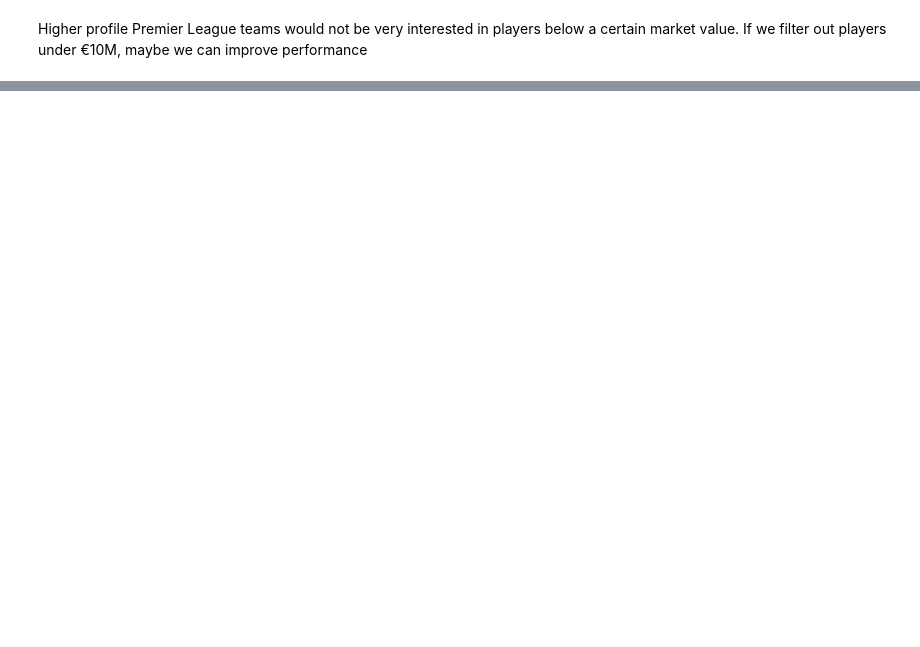
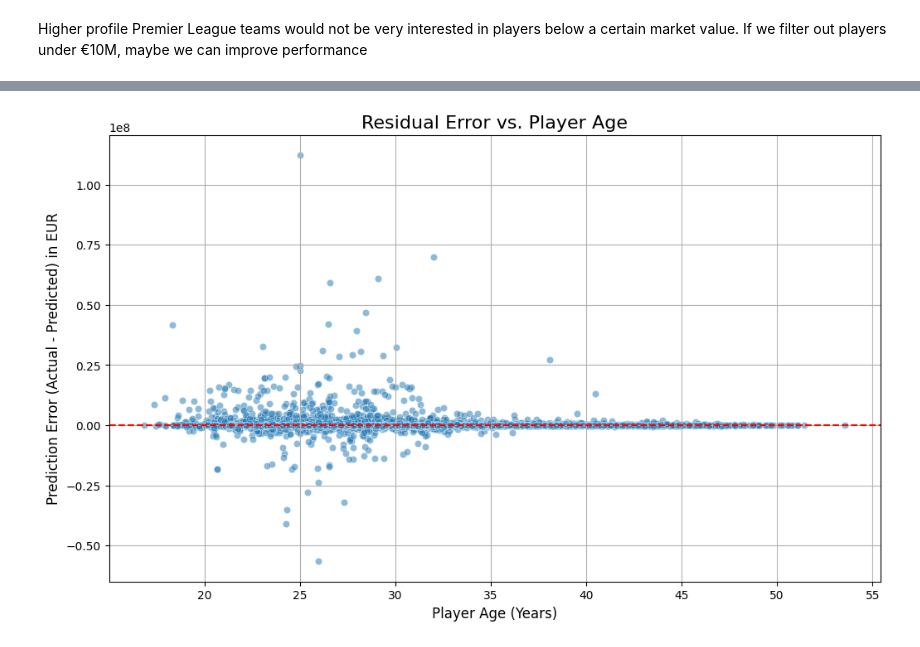
Before and after one commit to samdjol/DS-Capstone-2, a Jupyter notebook: Notebooks/Cap2.ipynb, the cells around one changed output, grey strips where cells are left out. Saved outputs shown, nothing was run; the diff lists cells and outputs as text; code cells hidden in the pictures; blank space fills up the shorter version.

Commit message:
Modeling nearly done, needs comments

```diff
--- a/Notebooks/Cap2.ipynb
+++ b/Notebooks/Cap2.ipynb
@@ -977,0 +1179,5 @@ print(biggest_misses.sort_values('residual_error', ascending=True)[display_cols]
+# %%
+#Group before adding back to main df
+weighted_stats = stats_df.groupby('player_id')[['normal_wins', 'goals_adjusted', 'assists_adjusted', 'minutes_played_adjusted']].sum()
+# %%
+weighted_stats = weighted_stats.reset_index()
@@ -977,0 +1200,7 @@ print(biggest_misses.sort_values('residual_error', ascending=True)[display_cols]
+# %%
+model2_df = pd.merge(
+    left=model2_df,
+    right=weighted_stats,
+    on='player_id',
+    how='left'
+)
@@ -977,0 +1216,6 @@ print(biggest_misses.sort_values('residual_error', ascending=True)[display_cols]
+# %%
+#Realized way down that I needed a copy for future use
+model5_df = model2_df.copy()
+
+#Drop unneeded cols
+model2_df = model2_df.drop(columns=['player_id', 'agent_name'])
@@ -977,0 +1335,66 @@ print(biggest_misses.sort_values('residual_error', ascending=True)[display_cols]
+# %%
+# 1. Access the trained XGBoost model and the preprocessor from the pipeline
+xgb_model = xgb_pipeline3_log.named_steps['regressor']
+preprocessor = xgb_pipeline3_log.named_steps['preprocessor']
+
+# 2. Get the feature names after all transformations (like one-hot encoding)
+# This is crucial for matching the scores to the correct feature names
+feature_names = preprocessor.get_feature_names_out()
+
+# 3. Get the feature importance scores from the model
+importances = xgb_model.feature_importances_
+
+# 4. Create a pandas Series for easy viewing and sorting
+feature_importance_series = pd.Series(importances, index=feature_names)
+
+# 5. Sort the values to see the most important features at the top
+print("--- Top 15 Most Important Features (from XGBoost) ---")
+print(feature_importance_series.nlargest(15))
+
+# --- 1. Prepare Data for Analysis --
+# Make predictions on the test set
+y_pred_log = xgb_pipeline3_log.predict(X_test)
+
+# Inverse transform predictions and actuals to their original euro scale
+y_pred_eur = np.expm1(y_pred_log)
+y_test_eur = y_test
+
+# Create a new DataFrame for analysis to avoid SettingWithCopyWarning
+analysis_df = X_test.copy()
+analysis_df['actual_market_value'] = y_test_eur
+analysis_df['predicted_market_value'] = y_pred_eur
+analysis_df['residual_error'] = analysis_df['actual_market_value'] - analysis_df['predicted_market_value']
+
+
+# --- 2. Analyze the Residuals (Plotting) ---
+# A residual plot shows the errors vs. a feature
+
+plt.figure(figsize=(12, 7))
+sns.scatterplot(x='age', y='residual_error', data=analysis_df, alpha=0.5)
+plt.axhline(0, color='red', linestyle='--')
+plt.title('Residual Error vs. Player Age', fontsize=16)
+plt.xlabel('Player Age (Years)', fontsize=12)
+plt.ylabel('Prediction Error (Actual - Predicted) in EUR', fontsize=12)
+plt.grid(True)
+plt.show()
+
+
+# --- 3. Examine the Biggest Misses ---
+analysis_df = analysis_df.merge(players_df[['name']], left_index=True, right_index=True, how='left')
+
+# Sort by the absolute error to find the biggest misses overall
+analysis_df['abs_error'] = analysis_df['residual_error'].abs()
+biggest_misses = analysis_df.sort_values('abs_error', ascending=False)
+
+# Display the top 20 biggest prediction errors
+print("--- Top 20 Biggest Prediction Misses ---")
+display_cols = ['name', 'age', 'actual_market_value', 'predicted_market_value', 'residual_error']
+print(biggest_misses[display_cols].head(20))
+
+
+print("\n--- Top 10 Players the Model UNDERESTIMATED (Predicted too low) ---")
+print(biggest_misses.sort_values('residual_error', ascending=False)[display_cols].head(10))
+
+print("\n--- Top 10 Players the Model OVERESTIMATED (Predicted too high) ---")
+print(biggest_misses.sort_values('residual_error', ascending=True)[display_cols].head(10))
+# %% [output]
@@ -977,0 +1418 @@ print(biggest_misses.sort_values('residual_error', ascending=True)[display_cols]
+[figure, added]
```
Also changed, not shown: parts of 86 cells of this notebook, 1 other file.
